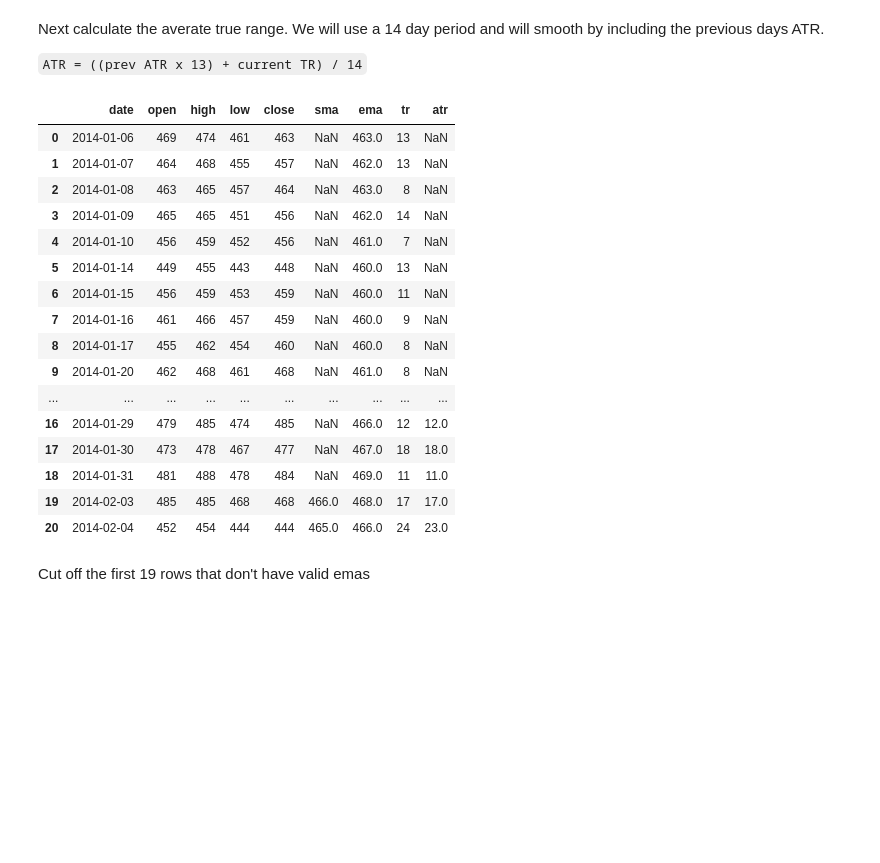
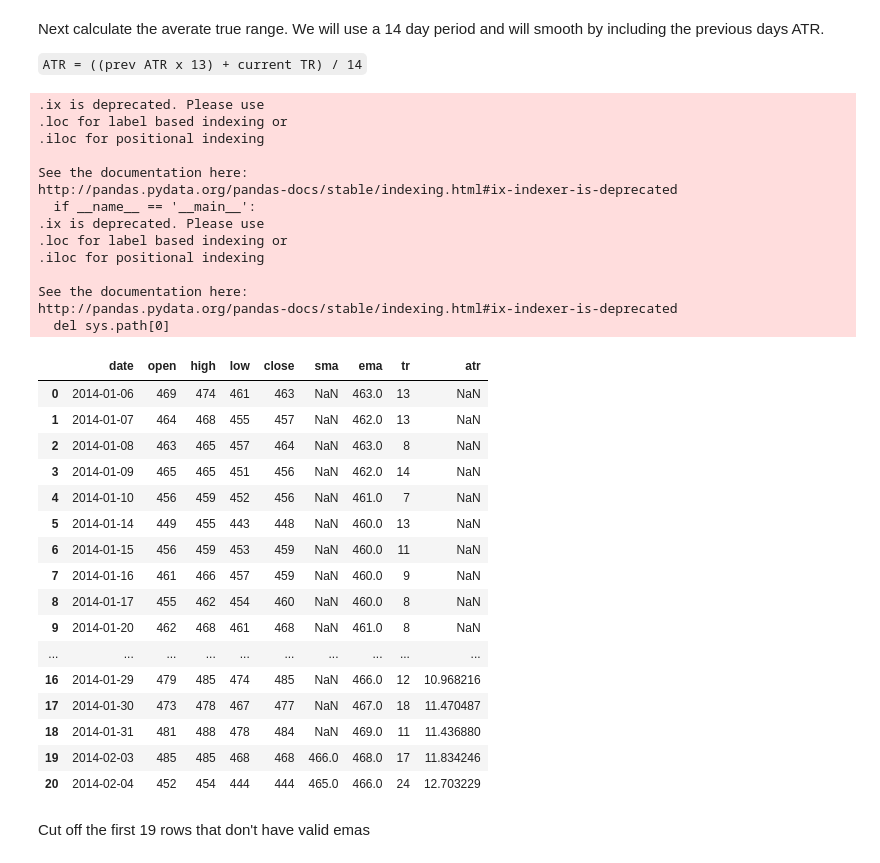
Before and after one commit to jamalmoir/notebook_playground, a Jupyter notebook: Keltner Channels.ipynb, the cells around one changed output. Cells and saved outputs as stored; diff of their text form; code cells hidden in the pictures; blank space fills up the shorter version.

```diff
--- a/Keltner Channels.ipynb
+++ b/Keltner Channels.ipynb
@@ -75,35 +75,54 @@ Next calculate the averate true range.
 We will use a 14 day period and will smooth by including the previous days ATR.
 
 `ATR = ((prev ATR x 13) + current TR) / 14`
-# %%
-def average_true_range(x):
-    if x.shape[0] < 14:
-        return np.NaN
-    elif pd.isna(x[-1]):
-        return ohlc[:14].tr.mean()
-
-    return ((x[-1] * 13) + ohlc.iloc[x.shape[0]].tr) / 14
-
-ohlc['atr'] = ohlc.tr.rolling(window=14).apply(average_true_range).round()
-ohlc.head(21)
-# %% [output]
-|  | date | open | high | low | close | sma | ema | tr | atr |
-| 0 | 2014-01-06 | 469 | 474 | 461 | 463 | NaN | 463.0 | 13 | NaN |
-| 1 | 2014-01-07 | 464 | 468 | 455 | 457 | NaN | 462.0 | 13 | NaN |
-| 2 | 2014-01-08 | 463 | 465 | 457 | 464 | NaN | 463.0 | 8 | NaN |
-| 3 | 2014-01-09 | 465 | 465 | 451 | 456 | NaN | 462.0 | 14 | NaN |
-| 4 | 2014-01-10 | 456 | 459 | 452 | 456 | NaN | 461.0 | 7 | NaN |
-| 5 | 2014-01-14 | 449 | 455 | 443 | 448 | NaN | 460.0 | 13 | NaN |
-| 6 | 2014-01-15 | 456 | 459 | 453 | 459 | NaN | 460.0 | 11 | NaN |
-| 7 | 2014-01-16 | 461 | 466 | 457 | 459 | NaN | 460.0 | 9 | NaN |
-| 8 | 2014-01-17 | 455 | 462 | 454 | 460 | NaN | 460.0 | 8 | NaN |
-| 9 | 2014-01-20 | 462 | 468 | 461 | 468 | NaN | 461.0 | 8 | NaN |
-| ... | ... | ... | ... | ... | ... | ... | ... | ... | ... |
-| 16 | 2014-01-29 | 479 | 485 | 474 | 485 | NaN | 466.0 | 12 | 12.0 |
-| 17 | 2014-01-30 | 473 | 478 | 467 | 477 | NaN | 467.0 | 18 | 18.0 |
-| 18 | 2014-01-31 | 481 | 488 | 478 | 484 | NaN | 469.0 | 11 | 11.0 |
-| 19 | 2014-02-03 | 485 | 485 | 468 | 468 | 466.0 | 468.0 | 17 | 17.0 |
-| 20 | 2014-02-04 | 452 | 454 | 444 | 444 | 465.0 | 466.0 | 24 | 23.0 |
+# %%
+def average_true_range(index, data):
+    row = data.iloc[index]
+    prev_row = data.iloc[index - 1]
+
+    return ((prev_row.atr * 13) + row.tr) / 14
+
+# Set the first ATR, an average of the past 14 trs.
+ohlc['atr'] = np.NaN
+ohlc.ix[13, 'atr'] = ohlc[:14].tr.mean()
+
+# Calculate the ATR with smoothing based on previous ATR - TODO: try to pandaise
+for i in range(14, ohlc.shape[0]):
+    ohlc.ix[i, 'atr'] =  average_true_range(i, ohlc)
+
+ohlc.head(21)
+# %% [output]
+.ix is deprecated. Please use
+.loc for label based indexing or
+.iloc for positional indexing
+
+See the documentation here:
+http://pandas.pydata.org/pandas-docs/stable/indexing.html#ix-indexer-is-deprecated
+  if __name__ == '__main__':
+.ix is deprecated. Please use
+.loc for label based indexing or
+.iloc for positional indexing
+
+See the documentation here:
+http://pandas.pydata.org/pandas-docs/stable/indexing.html#ix-indexer-is-deprecated
+  del sys.path[0]
+|  | date | open | high | low | close | sma | ema | tr | atr |
+| 0 | 2014-01-06 | 469 | 474 | 461 | 463 | NaN | 463.0 | 13 | NaN |
+| 1 | 2014-01-07 | 464 | 468 | 455 | 457 | NaN | 462.0 | 13 | NaN |
+| 2 | 2014-01-08 | 463 | 465 | 457 | 464 | NaN | 463.0 | 8 | NaN |
+| 3 | 2014-01-09 | 465 | 465 | 451 | 456 | NaN | 462.0 | 14 | NaN |
+| 4 | 2014-01-10 | 456 | 459 | 452 | 456 | NaN | 461.0 | 7 | NaN |
+| 5 | 2014-01-14 | 449 | 455 | 443 | 448 | NaN | 460.0 | 13 | NaN |
+| 6 | 2014-01-15 | 456 | 459 | 453 | 459 | NaN | 460.0 | 11 | NaN |
+| 7 | 2014-01-16 | 461 | 466 | 457 | 459 | NaN | 460.0 | 9 | NaN |
+| 8 | 2014-01-17 | 455 | 462 | 454 | 460 | NaN | 460.0 | 8 | NaN |
+| 9 | 2014-01-20 | 462 | 468 | 461 | 468 | NaN | 461.0 | 8 | NaN |
+| ... | ... | ... | ... | ... | ... | ... | ... | ... | ... |
+| 16 | 2014-01-29 | 479 | 485 | 474 | 485 | NaN | 466.0 | 12 | 10.968216 |
+| 17 | 2014-01-30 | 473 | 478 | 467 | 477 | NaN | 467.0 | 18 | 11.470487 |
+| 18 | 2014-01-31 | 481 | 488 | 478 | 484 | NaN | 469.0 | 11 | 11.436880 |
+| 19 | 2014-02-03 | 485 | 485 | 468 | 468 | 466.0 | 468.0 | 17 | 11.834246 |
+| 20 | 2014-02-04 | 452 | 454 | 444 | 444 | 465.0 | 466.0 | 24 | 12.703229 |
 # %% [markdown]
 Cut off the first 19 rows that don't have valid emas
 # %%
```
Also changed, not shown: parts of 1 cell of this notebook.
